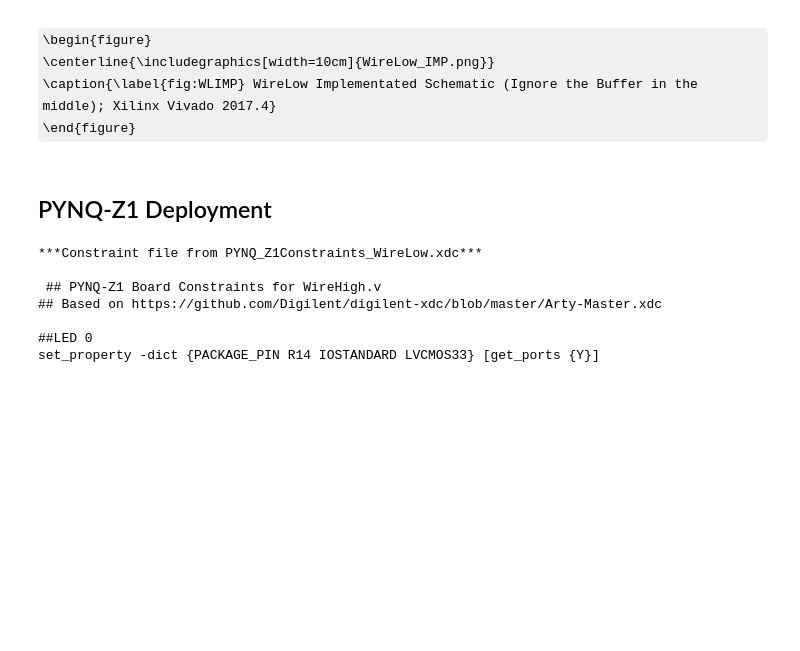
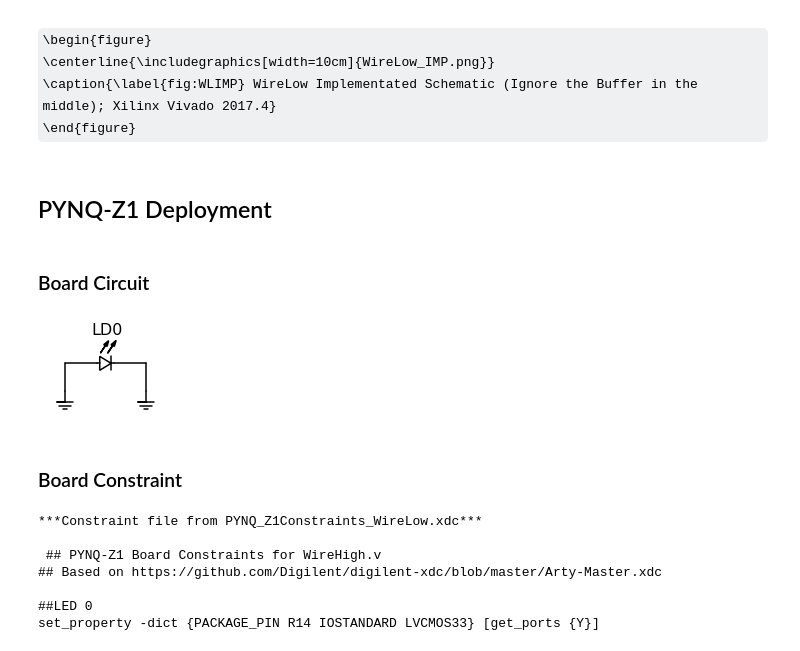
Before and after one commit to PyLCARS/PythonUberHDL, a Jupyter notebook: myHDL_DigLogicFundamentals/myHDL_LogicGates/myHDL_LogicGates.ipynb, the cells around one changed output. Cells and saved outputs as stored; diff of their text form; code cells hidden in the pictures; some formulas as TeX source; blank space fills up the shorter version.

```diff
--- a/myHDL_DigLogicFundamentals/myHDL_LogicGates/myHDL_LogicGates.ipynb
+++ b/myHDL_DigLogicFundamentals/myHDL_LogicGates/myHDL_LogicGates.ipynb
@@ -270,6 +316,23 @@ endmodule
 \end{figure}
 # %% [markdown]
 ## PYNQ-Z1 Deployment
+# %% [markdown]
+### Board Circuit
+# %%
+d = schem.Drawing(unit=.5)
+LD0=d.add(e.LED, d='right', label='LD0')
+d.add(e.LINE, l=d.unit*2, d='left', xy=LD0.start)
+d.add(e.LINE, l=d.unit*2, d='down')
+d.add(e.GND)
+
+d.add(e.LINE, l=d.unit*2, d='right', xy=LD0.end)
+d.add(e.LINE, l=d.unit*2, d='down')
+d.add(e.GND)
+d.draw()
+# %% [output]
+[figure, added]
+# %% [markdown]
+### Board Constraint
 # %%
 ConstraintXDCTextReader('PYNQ_Z1Constraints_WireLow');
 # %% [output]
```
Also changed, not shown: parts of 68 cells of this notebook, 18 other files.
